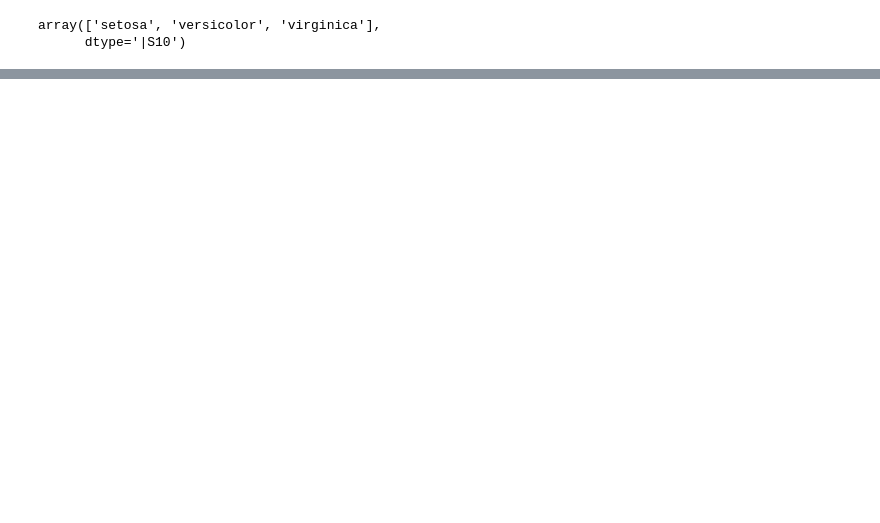
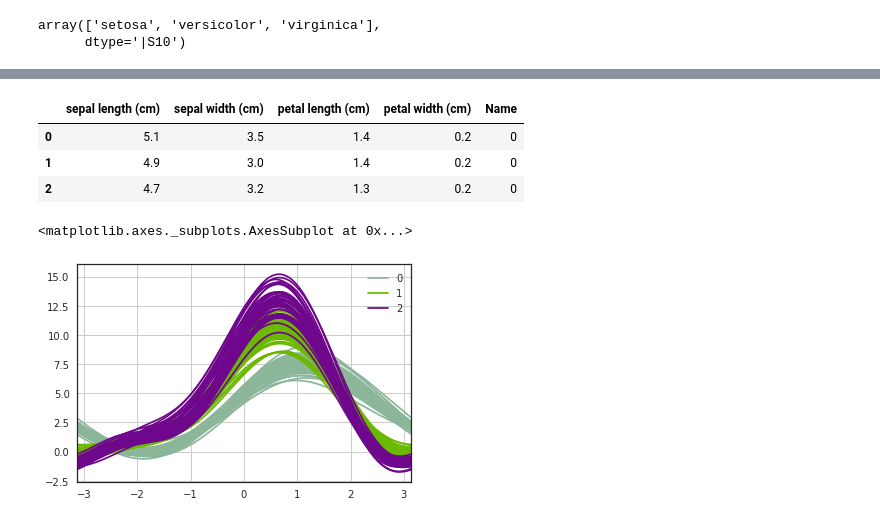
Before and after one commit to rakibalfahad/ExploratoryDataAnalysis, a Jupyter notebook: DataVisualization/IPClass_DataVisualization.ipynb, the cells around one changed output, grey strips where cells are left out. Cells and saved outputs as stored; diff of their text form; code cells hidden in the pictures; blank space fills up the shorter version.

```diff
--- a/DataVisualization/IPClass_DataVisualization.ipynb
+++ b/DataVisualization/IPClass_DataVisualization.ipynb
@@ -153,0 +156,20 @@ X= pd.DataFrame(iris.data)
+# %%
+import pandas as pd
+iris = datasets.load_iris()
+y = pd.DataFrame(iris.target)
+y.columns=['Name']
+iris_df = pd.DataFrame(iris.data, columns = iris.feature_names)
+iris_df=pd.concat([iris_df,y],axis=1)
+iris_df.head(3)
+# %% [output]
+|  | sepal length (cm) | sepal width (cm) | petal length (cm) | petal width (cm) | Name |
+| 0 | 5.1 | 3.5 | 1.4 | 0.2 | 0 |
+| 1 | 4.9 | 3.0 | 1.4 | 0.2 | 0 |
+| 2 | 4.7 | 3.2 | 1.3 | 0.2 | 0 |
+# %%
+from pandas.plotting import andrews_curves
+plt.figure()
+andrews_curves(iris_df, 'Name')
+# %% [output]
+<matplotlib.axes._subplots.AxesSubplot at 0x...>
+[figure, added]
```
Also changed, not shown: parts of 28 cells of this notebook, 1 other file.
